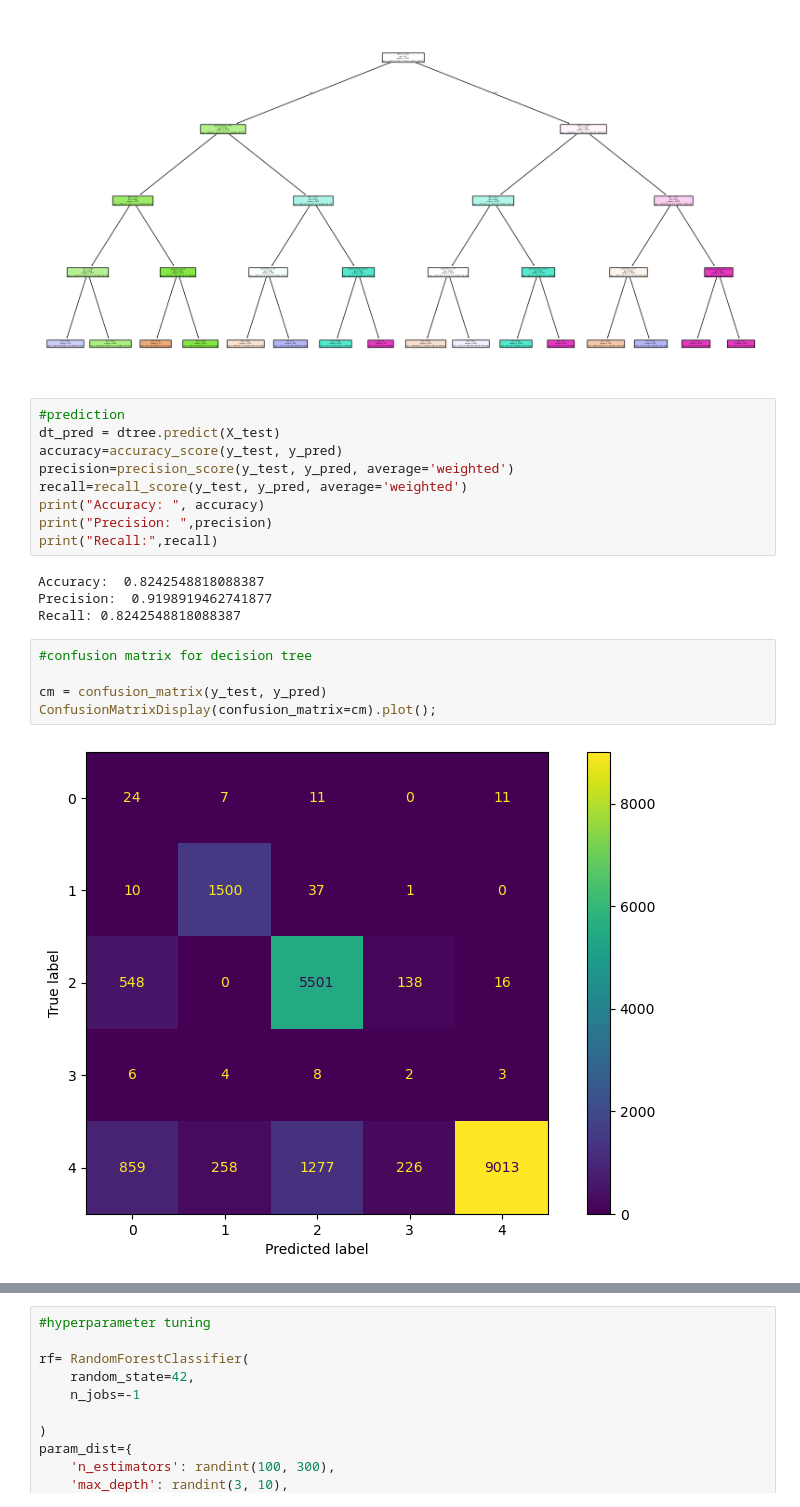
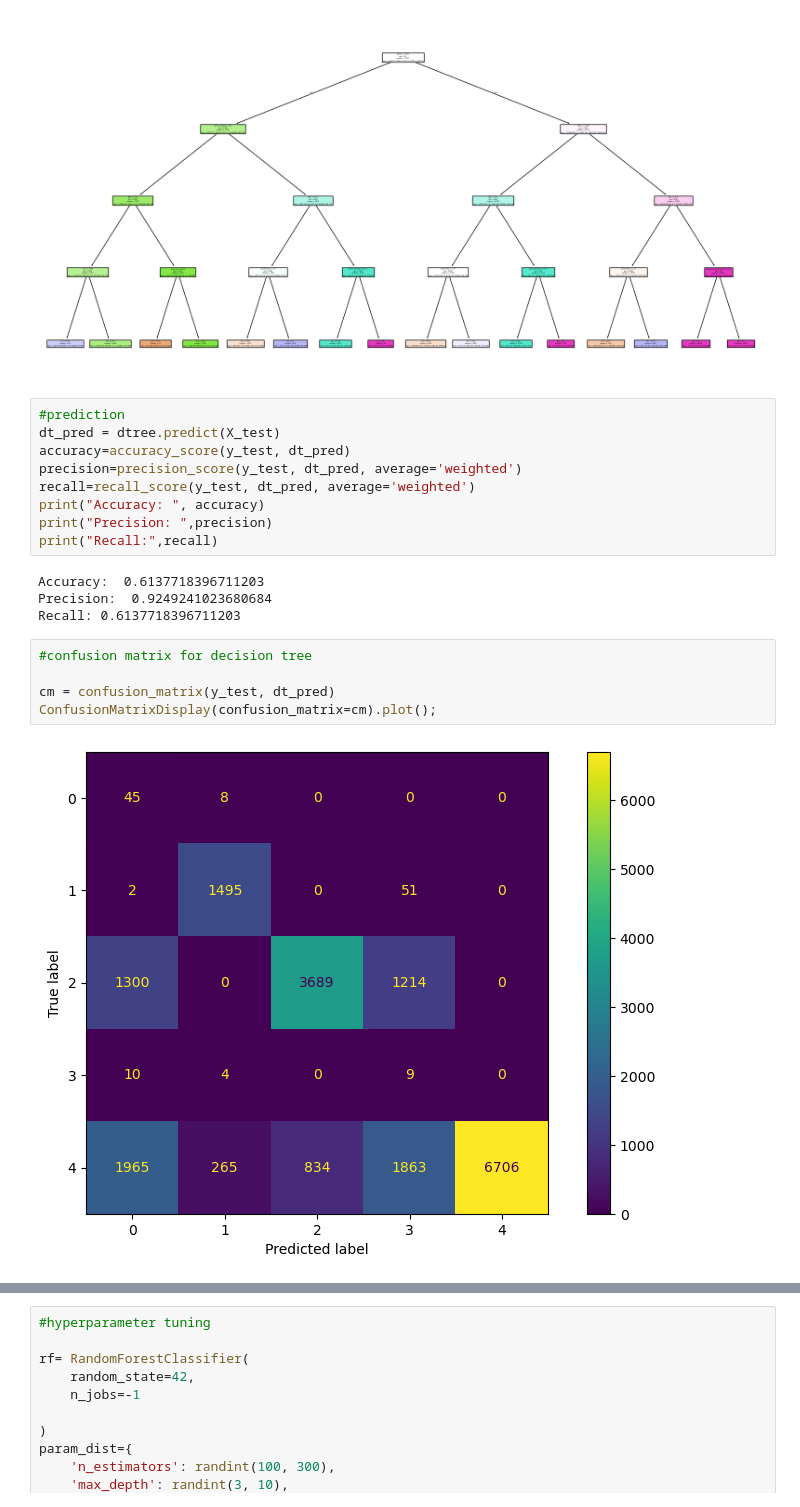
Before and after one commit to daneetjie/BC_Analytics, a Jupyter notebook: Data Understanding.ipynb, the cells around one changed output, grey strips where cells are left out. Cells and saved outputs as stored; diff of their text form.

```diff
--- a/Data Understanding.ipynb
+++ b/Data Understanding.ipynb
@@ -410,23 +412,23 @@ plt.show()
 # %%
 #prediction
 dt_pred = dtree.predict(X_test)
-accuracy=accuracy_score(y_test, y_pred)
-precision=precision_score(y_test, y_pred, average='weighted')
-recall=recall_score(y_test, y_pred, average='weighted')
+accuracy=accuracy_score(y_test, dt_pred)
+precision=precision_score(y_test, dt_pred, average='weighted')
+recall=recall_score(y_test, dt_pred, average='weighted')
 print("Accuracy: ", accuracy)
 print("Precision: ",precision)
 print("Recall:",recall)
 # %% [output]
-Accuracy:  0.8242548818088387
-Precision:  0.9198919462741877
-Recall: 0.8242548818088387
+Accuracy:  0.6137718396711203
+Precision:  0.9249241023680684
+Recall: 0.6137718396711203
 # %%
 #confusion matrix for decision tree
 
-cm = confusion_matrix(y_test, y_pred)
+cm = confusion_matrix(y_test, dt_pred)
 ConfusionMatrixDisplay(confusion_matrix=cm).plot();
 # %% [output]
-[figure, old version]
+[figure, new version]
 # %%
 sm = SMOTE(random_state=42, k_neighbors=3)
 X_train_sm, y_train_sm = sm.fit_resample(X_train, y_train)
```
Also changed, not shown: parts of 32 cells of this notebook.
